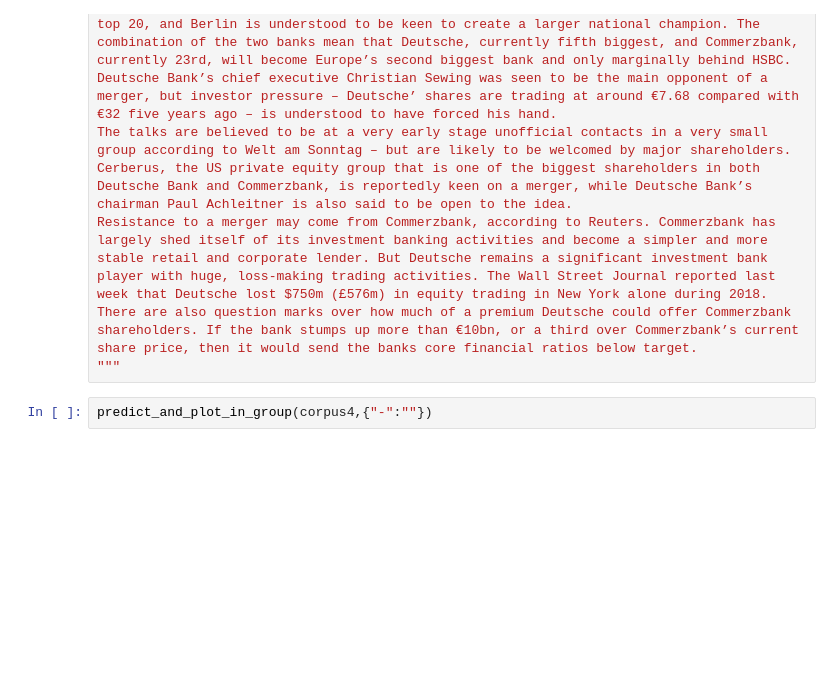
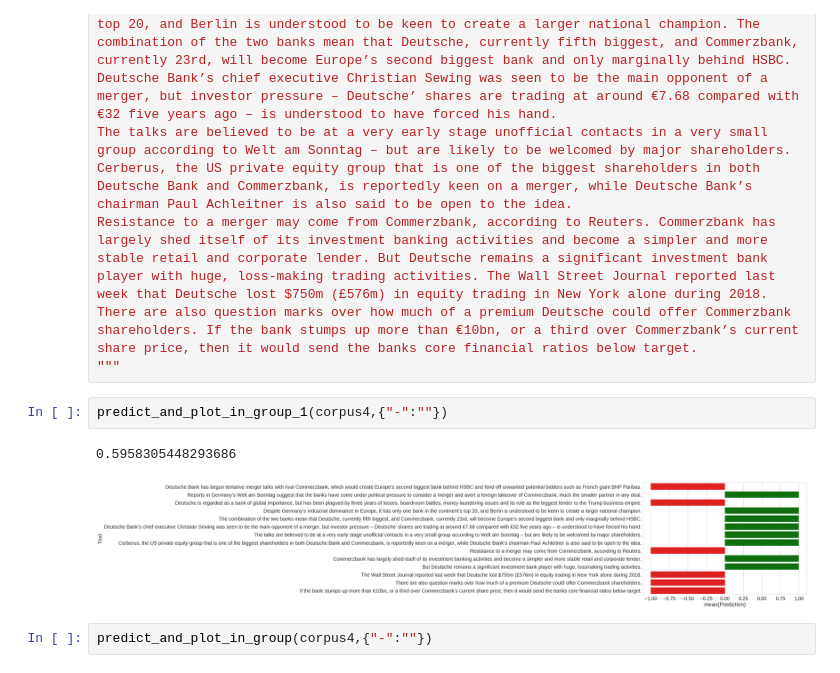
Before and after one commit to cgangwar11/Coding-Practice, a Jupyter notebook: demo_final.ipynb, the cells around one changed output. Cells and saved outputs as stored; diff of their text form; blank space fills up the shorter version.

```diff
--- a/demo_final.ipynb
+++ b/demo_final.ipynb
@@ -123,6 +136,11 @@ Cerberus, the US private equity group that is one of the biggest shareholders in
 Resistance to a merger may come from Commerzbank, according to Reuters. Commerzbank has largely shed itself of its investment banking activities and become a simpler and more stable retail and corporate lender. But Deutsche remains a significant investment bank player with huge, loss-making trading activities. The Wall Street Journal reported last week that Deutsche lost $750m (£576m) in equity trading in New York alone during 2018.
 There are also question marks over how much of a premium Deutsche could offer Commerzbank shareholders. If the bank stumps up more than €10bn, or a third over Commerzbank’s current share price, then it would send the banks core financial ratios below target.
 """
+# %%
+predict_and_plot_in_group_1(corpus4,{"-":""})
+# %% [output]
+0.5958305448293686
+[figure, added]
 # %%
 predict_and_plot_in_group(corpus4,{"-":""})
 # %% [output]
```
Also changed, not shown: parts of 5 cells of this notebook.
